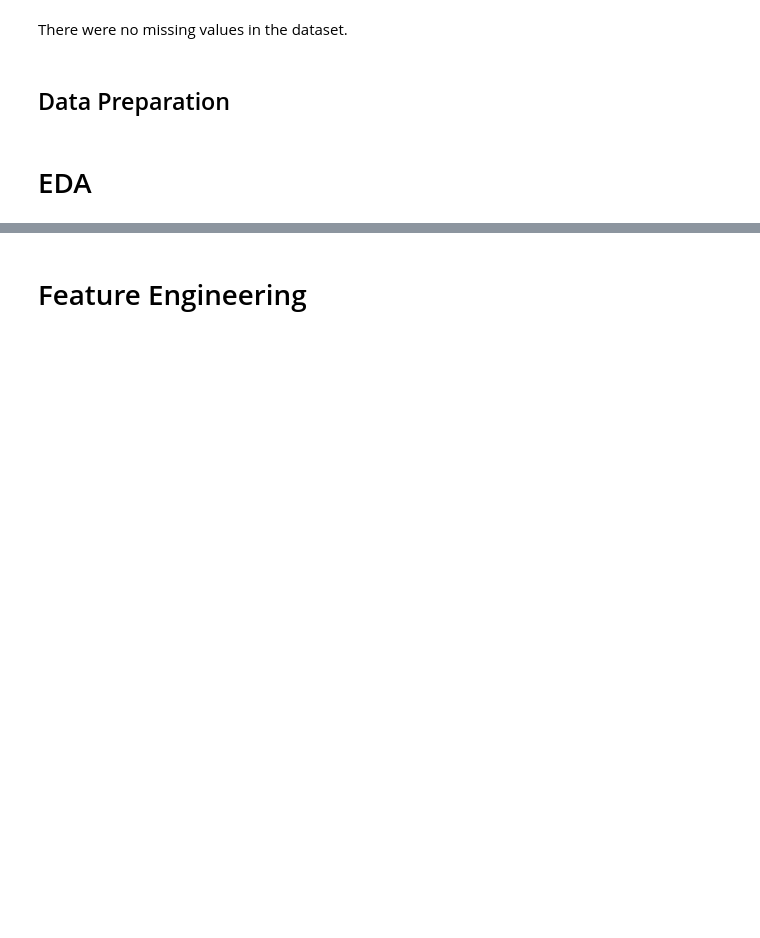
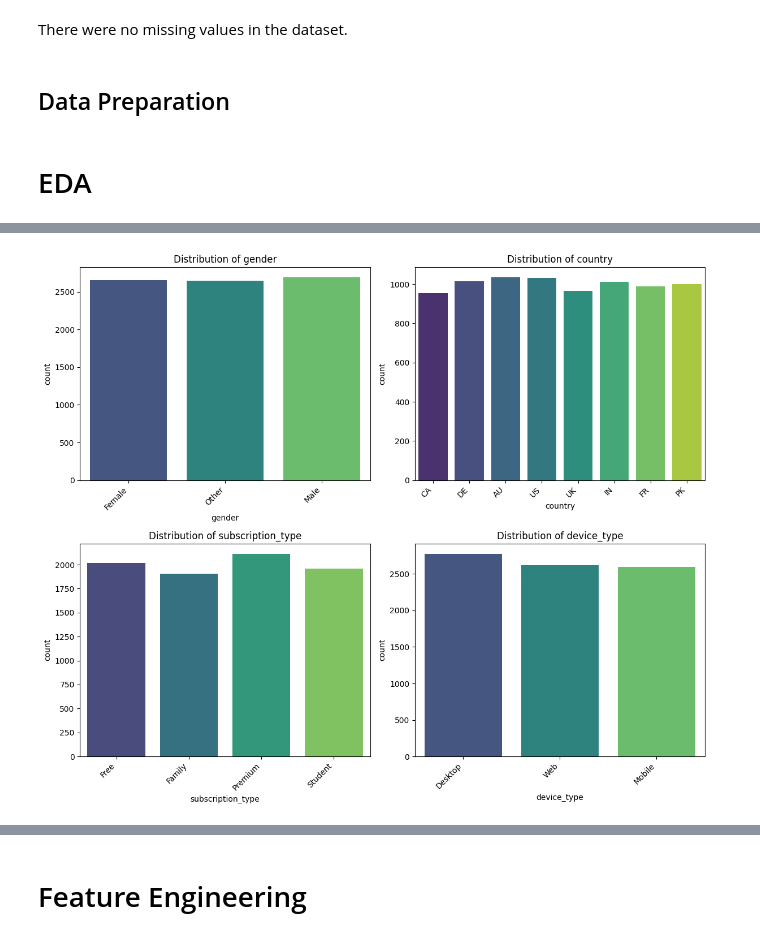
Before and after one commit to xuany823/ADS505_Final_Project, a Jupyter notebook: Spotify_Churn.ipynb, the cells around one changed output, grey strips where cells are left out. Cells and saved outputs as stored; diff of their text form; code cells hidden in the pictures; blank space fills up the shorter version.

```diff
--- a/Spotify_Churn.ipynb
+++ b/Spotify_Churn.ipynb
@@ -183,0 +252,17 @@ plt.show()
+# %%
+# Count plots for the categorical variables
+
+plt.figure(figsize=(12, 10))
+
+categorical_columns = ['gender', 'country', 'subscription_type', 'device_type']
+
+for i, col in enumerate(categorical_columns, 1):
+    plt.subplot(2, 2, i)
+    sns.countplot(x=col, data=df, hue=col, palette='viridis', legend=False)
+    plt.title(f'Distribution of {col}')
+    plt.xticks(rotation=45, ha='right')
+
+plt.tight_layout()
+plt.show()
+# %% [output]
+[figure, added]
```
Also changed, not shown: parts of 50 cells of this notebook.
